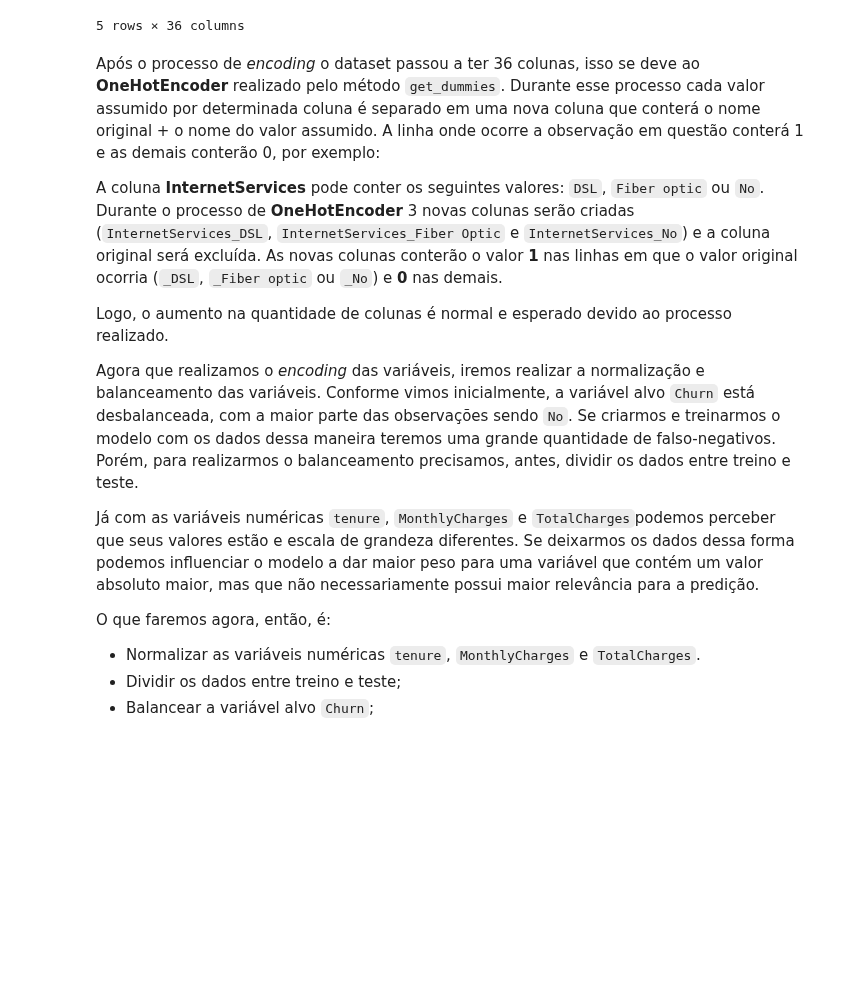
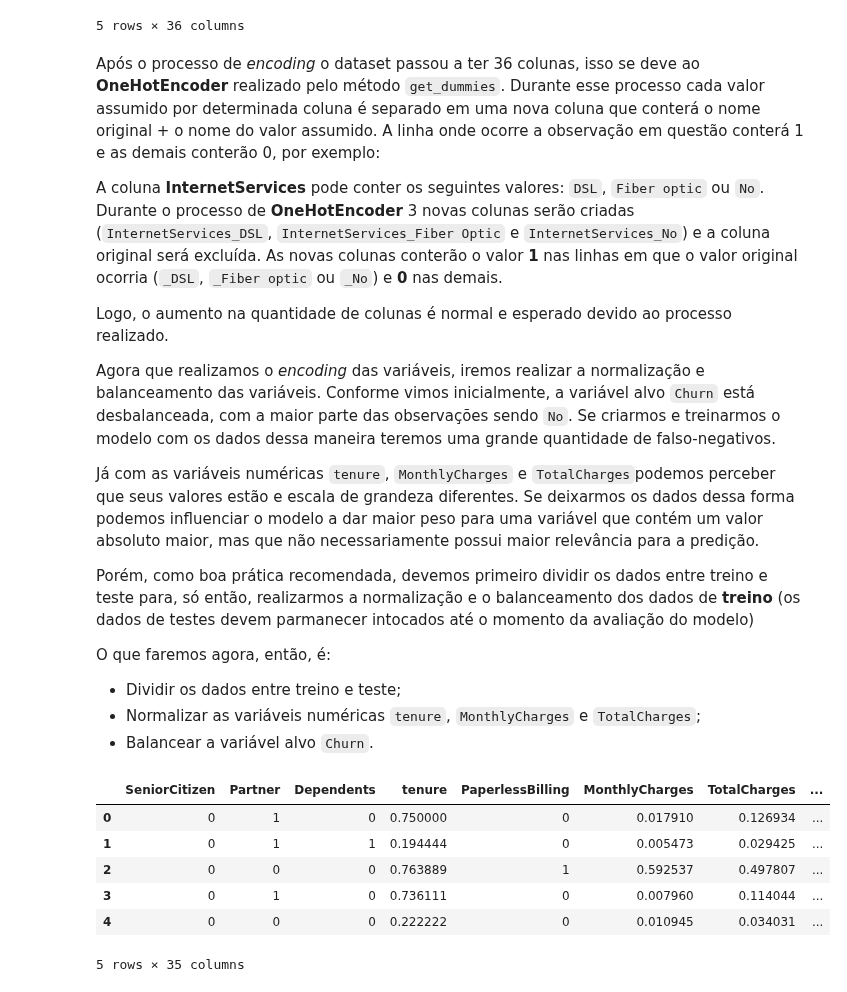
Before and after one commit to LuisCSGuimaraes/ChurnPrediction, a Jupyter notebook: Notebook/Churn Prediction.ipynb, the cells around one changed output. Cells and saved outputs as stored; diff of their text form; code cells hidden in the pictures; blank space fills up the shorter version.

Commit message:
Iniciando a construção do modelo

```diff
--- a/Notebook/Churn Prediction.ipynb
+++ b/Notebook/Churn Prediction.ipynb
@@ -1395,12 +1396,42 @@ A coluna **InternetServices** pode conter os seguintes valores: `DSL`, `Fiber op
 
 Logo, o aumento na quantidade de colunas é normal e esperado devido ao processo realizado.
 
-Agora que realizamos o *encoding* das variáveis, iremos realizar a normalização e balanceamento das variáveis. Conforme vimos inicialmente, a variável alvo `Churn` está desbalanceada, com a maior parte das observações sendo `No`. Se criarmos e treinarmos o modelo com os dados dessa maneira teremos uma grande quantidade de falso-negativos. Porém, para realizarmos o balanceamento precisamos, antes, dividir os dados entre treino e teste.
+Agora que realizamos o *encoding* das variáveis, iremos realizar a normalização e balanceamento das variáveis. Conforme vimos inicialmente, a variável alvo `Churn` está desbalanceada, com a maior parte das observações sendo `No`. Se criarmos e treinarmos o modelo com os dados dessa maneira teremos uma grande quantidade de falso-negativos.
 
 Já com as variáveis numéricas `tenure`, `MonthlyCharges` e `TotalCharges`podemos perceber que seus valores estão e escala de grandeza diferentes. Se deixarmos os dados dessa forma podemos influenciar o modelo a dar maior peso para uma variável que contém um valor absoluto maior, mas que não necessariamente possui maior relevância para a predição.
 
+Porém, como boa prática recomendada, devemos primeiro dividir os dados entre treino e teste para, só então, realizarmos a normalização e o balanceamento dos dados de **treino** (os dados de testes devem parmanecer intocados até o momento da avaliação do modelo)
+
 O que faremos agora, então, é:
 
-- Normalizar as variáveis numéricas `tenure`, `MonthlyCharges` e `TotalCharges`.
 - Dividir os dados entre treino e teste;
-- Balancear a variável alvo `Churn`;
+- Normalizar as variáveis numéricas `tenure`, `MonthlyCharges` e `TotalCharges`;
+- Balancear a variável alvo `Churn`.
+# %%
+#Separar os dados entre feature matrix e target vector
+X = df_prep.drop('Churn', axis=1)
+y = df_prep.Churn
+
+#Dividir os dados entre treino e teste
+X_train, X_test, y_train, y_test = train_test_split(X, y)
+
+#Instanciar os modelos de normalização e balanceamento
+MinMax = MinMaxScaler()
+rus = RandomUnderSampler()
+
+#Normalizar as variáveis numéricas
+X_train[['tenure', 'MonthlyCharges', 'TotalCharges']] =  MinMax.fit_transform(X_train[['tenure', 'MonthlyCharges', 'TotalCharges']])
+
+#Balancear os dados
+X_train, y_train = rus.fit_resample(X_train, y_train)
+
+#Verificando a normalização
+X_train.head()
+# %% [output]
+|  | SeniorCitizen | Partner | Dependents | tenure | PaperlessBilling | MonthlyCharges | TotalCharges | ... |
+| 0 | 0 | 1 | 0 | 0.750000 | 0 | 0.017910 | 0.126934 | ... |
+| 1 | 0 | 1 | 1 | 0.194444 | 0 | 0.005473 | 0.029425 | ... |
+| 2 | 0 | 0 | 0 | 0.763889 | 1 | 0.592537 | 0.497807 | ... |
+| 3 | 0 | 1 | 0 | 0.736111 | 0 | 0.007960 | 0.114044 | ... |
+| 4 | 0 | 0 | 0 | 0.222222 | 0 | 0.010945 | 0.034031 | ... |
+5 rows × 35 columns
```
Also changed, not shown: parts of 13 cells of this notebook.
